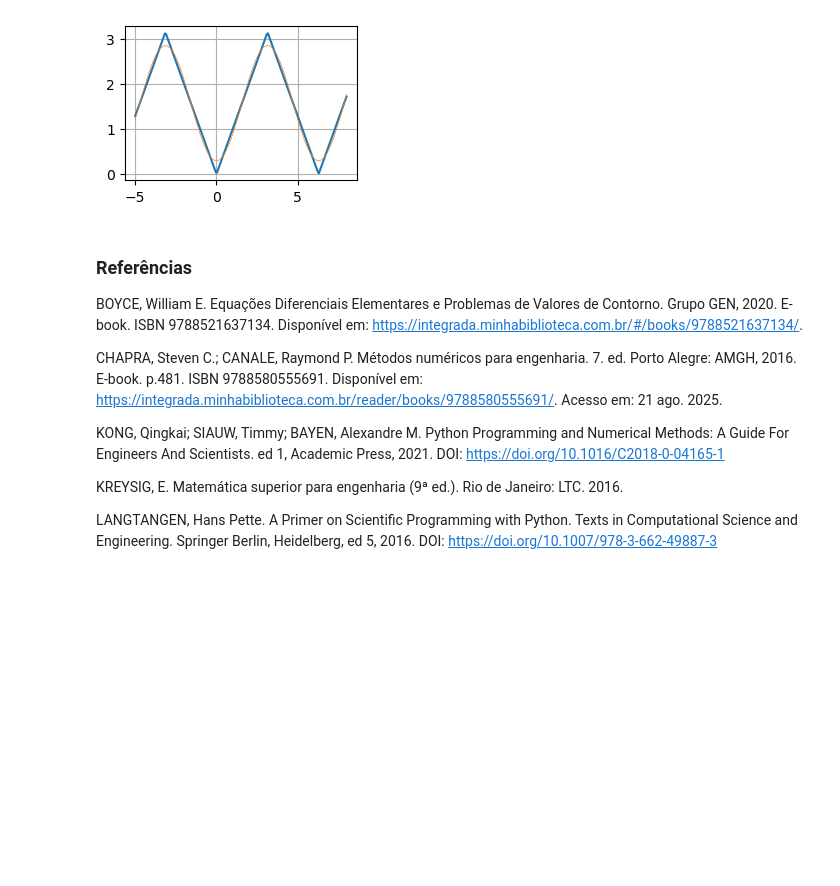
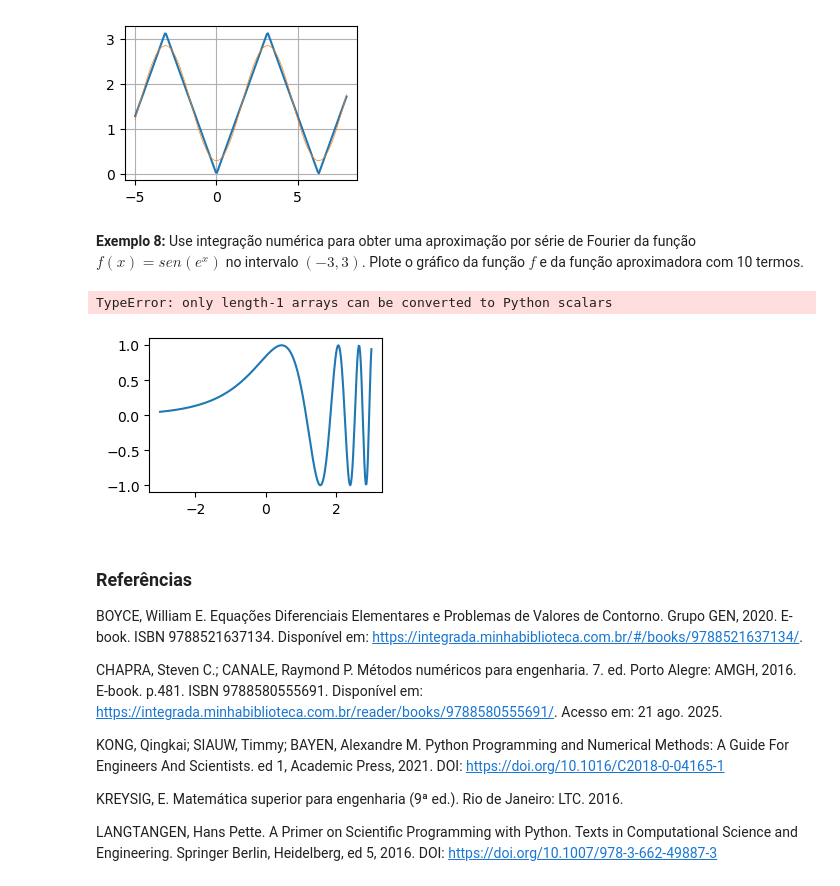
Before and after one commit to tiagoburiol/MatComp_IV, a Jupyter notebook: 02_funcoes_periodicas _e_serie_de_fourier.ipynb, the cells around one changed output. Drawn from its saved outputs; the diff is of its cells as text; code cells hidden in the pictures; blank space fills up the shorter version.

```diff
--- a/02_funcoes_periodicas _e_serie_de_fourier.ipynb
+++ b/02_funcoes_periodicas _e_serie_de_fourier.ipynb
@@ -535,6 +534,31 @@ plt.plot(x,s, lw=0.5)
 plt.grid()
 # %% [output]
 [figure]
+# %% [markdown]
+**Exemplo 8:** Use integração numérica para obter uma aproximação por série de Fourier da função $f(x)=sen(e^x)$ no intervalo $(-3,3)$. Plote o gráfico da função $f$ e da função aproximadora com 10 termos.
+# %%
+def fourier(f,xi,N):
+    n=0
+    A0 = 1/np.pi * quad(lambda x: f(xi)*np.cos(n*x),-np.pi,np.pi)[0]
+    yi = []
+    soma = A0/2
+    for x in xi:
+        soma = A0/2
+        for n in range(1,N):
+            An = 1/np.pi * quad(lambda x: f(x)*np.cos(n*x),-np.pi,np.pi)[0]
+            Bn = 1/np.pi * quad(lambda x: f(x)*np.sin(n*x),-np.pi,np.pi)[0]
+            soma +=  An*np.cos(n*x)+Bn*np.sin(n*x)
+    yi.append(soma)
+    return yi
+# %%
+f = lambda x: np.sin(np.exp(x))
+xi = np.linspace(-3,3,301)
+plt.plot(xi, f(xi))
+plt.plot(xi,fourier(f,xi,10))
+plt.grid()
+# %% [output]
+TypeError: only length-1 arrays can be converted to Python scalars
+[figure, added]
 # %% [markdown]
 ### Referências
 
```
Also changed, not shown: parts of 5 cells of this notebook.
